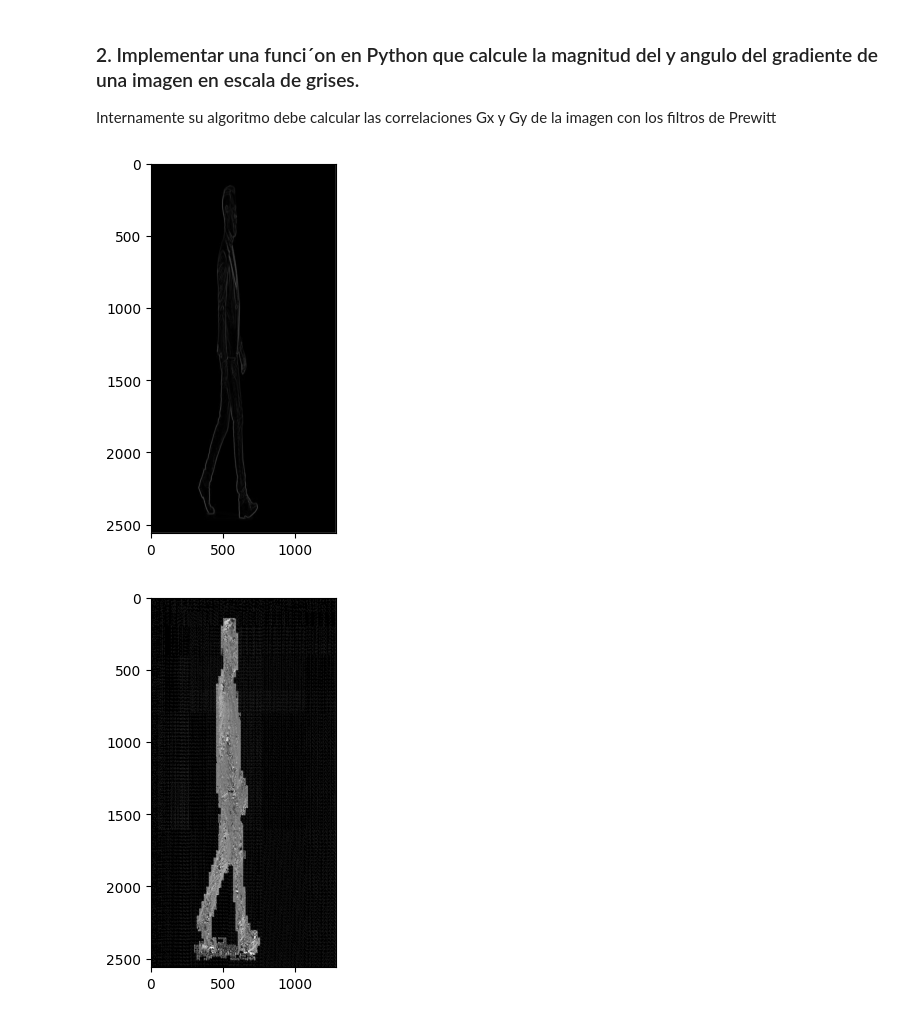
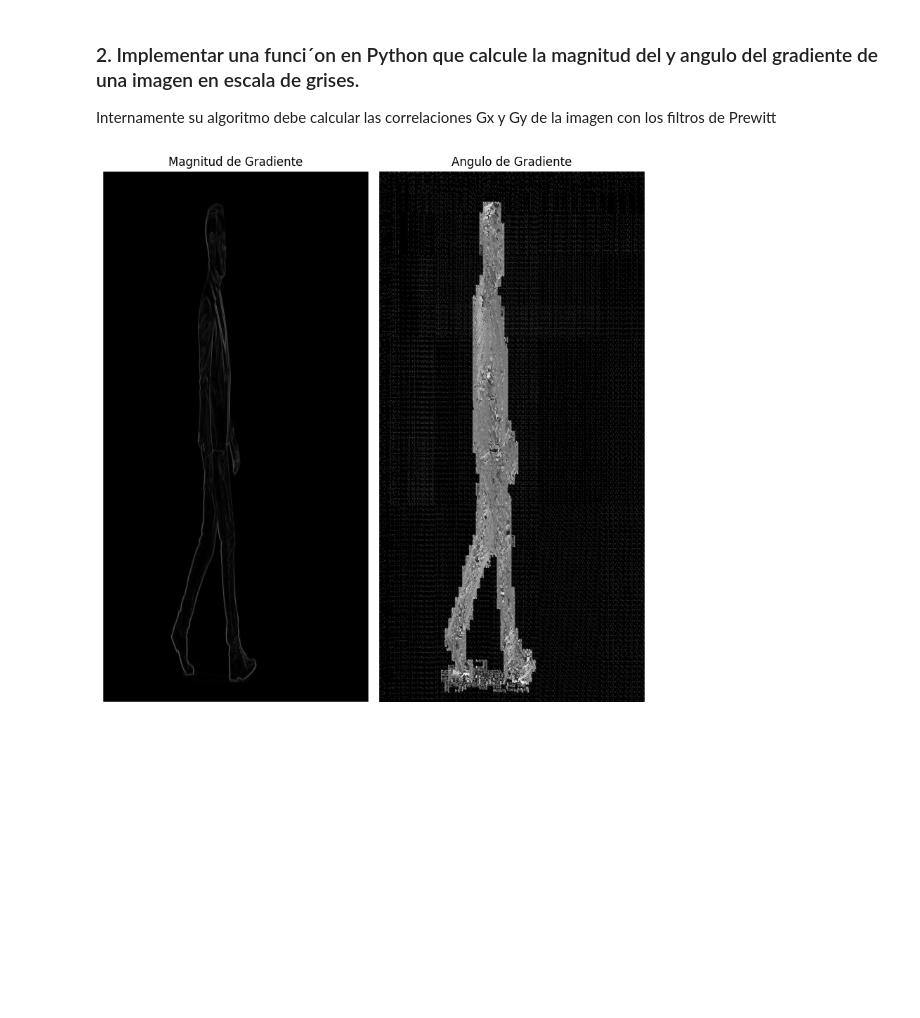
Before and after one commit to Diego-CB/Lab2-VC, a Jupyter notebook: Lab02.ipynb, the cells around one changed output. Saved outputs shown, nothing was run; the diff lists cells and outputs as text; code cells hidden in the pictures; blank space fills up the shorter version.

```diff
--- a/Lab02.ipynb
+++ b/Lab02.ipynb
@@ -63,36 +63,43 @@ def apply_filter(I, filter):
     f_i, f_j = filter.shape
 
     result = np.zeros_like(I)
     padded_image = np.pad(I, ((1, 1), (1, 1)), mode='constant')
 
     for i in range(rows):
         for j in range(cols):
             region = padded_image[i:i+f_i, j:j+f_j]
             result[i, j] = np.sum(region * filter)
 
     return result
 
 def gradient_magnitude_and_angle(image, useNative=False):
 
     Gx = apply_filter(image, prewittX)
     Gy = apply_filter(image, prewittY)
 
     # Magnitud
     magnitude = np.sqrt(np.square(Gx) + np.square(Gy))
 
     # Angulo
     angle = np.arctan2(-Gy, Gx) * 180 / np.pi
     angle %= 180
 
     return magnitude, angle
 
 magnitude, angle = gradient_magnitude_and_angle(resized, useNative=True)
 
-plt.imshow(magnitude, cmap='gray')
+fig, axes = plt.subplots(1, 2, figsize=(8, 8), sharex=True, sharey=True)
+ax = axes.ravel()
+
+ax[0].imshow(magnitude, cmap='gray')
+ax[0].set_title('Magnitud de Gradiente')
+ax[0].axis('off')
+
+ax[1].imshow(angle, cmap='gray')
+ax[1].set_title('Angulo de Gradiente')
+ax[1].axis('off')
+
+fig.tight_layout()
 plt.show()
-
-plt.imshow(angle, cmap='gray')
-plt.show()
 # %% [output]
-[figure, old version]
+[figure, new version]
-[figure, removed]
```
